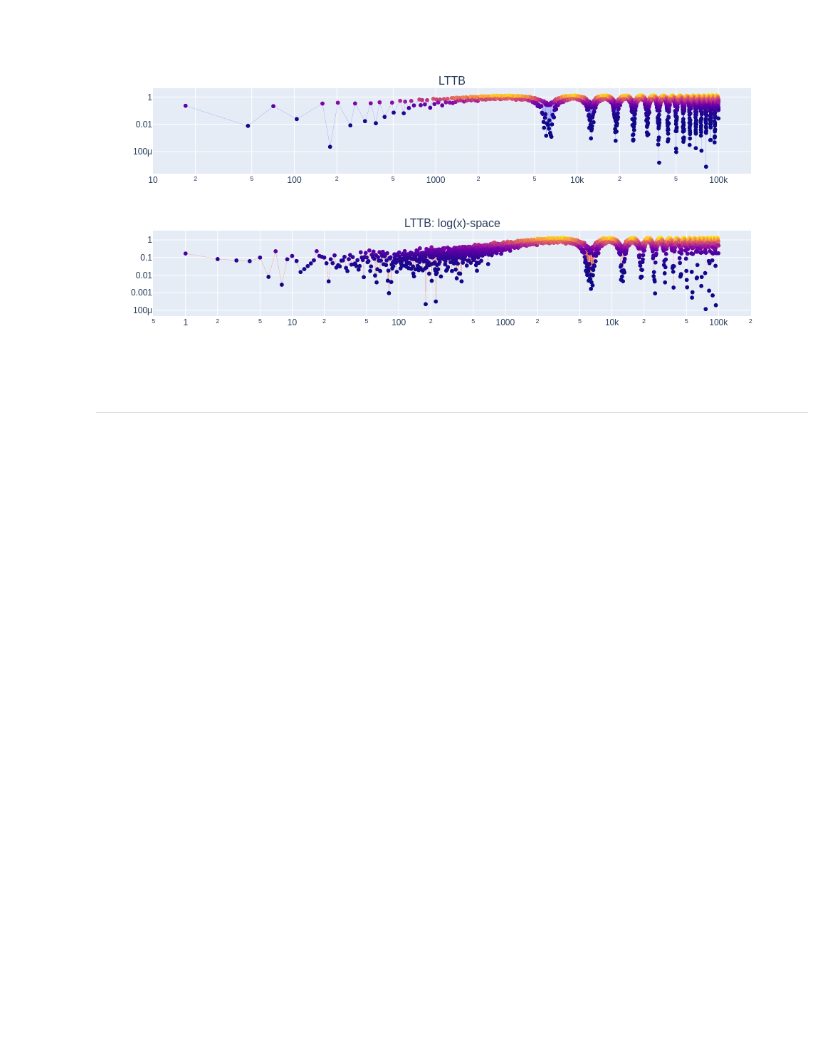
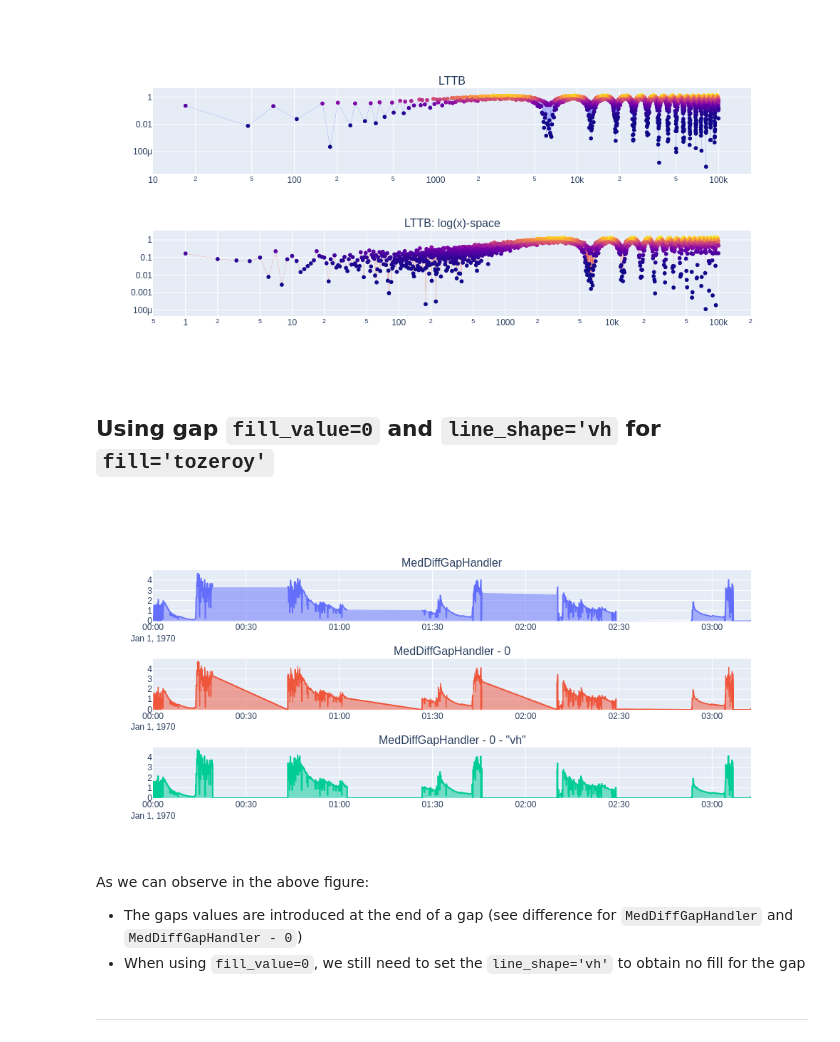
Before and after one commit to predict-idlab/plotly-resampler, a Jupyter notebook: examples/basic_example.ipynb, the cells around one changed output. Drawn from its saved outputs; the diff is of its cells as text; code cells hidden in the pictures; blank space fills up the shorter version.

```diff
--- a/examples/basic_example.ipynb
+++ b/examples/basic_example.ipynb
@@ -560,6 +560,63 @@ else:
     fr.show_dash(mode="inline_persistent")
 # %% [output]
 [figure]
+# %% [markdown]
+## Using gap `fill_value=0` and `line_shape='vh` for `fill='tozeroy'`
+# %%
+# construct a series in which we will induce some time-gaps
+eda_series = pd.read_parquet("data/processed_gsr.parquet")["EDA"]
+td_range = eda_series.index[-1] - eda_series.index[0]
+
+# fmt: off
+# we repeat the values 10 times to make it more high-frequeny
+eda_series = pd.Series(np.repeat(eda_series.values, 10))
+index= pd.date_range(start=eda_series.index[0], periods=len(eda_series), freq="25ms").values
+
+# we will insert 4 (equidistant) gaps
+for gap_idx in np.linspace(0, len(eda_series), 6)[1:-1]:
+    index[int(gap_idx):] +=  pd.Timedelta(seconds= td_range.total_seconds() / 4)
+eda_series.index = index
+
+# construct a figure with 3 subplots, each showing different gap handling methods for
+# filled area plots
+fr = FigureResampler(
+    make_subplots(
+        rows=3,
+        cols=1,
+        subplot_titles=[
+            "MedDiffGapHandler",
+            "MedDiffGapHandler - 0",
+            'MedDiffGapHandler - 0 - "vh"',
+        ],
+    )
+)
+fr.add_trace(
+    go.Scattergl(fill="tozeroy", showlegend=False),
+    hf_x=eda_series.index, hf_y=eda_series.values,
+)
+fr.add_trace(
+    go.Scattergl(fill="tozeroy", showlegend=False),
+    hf_x=eda_series.index, hf_y=eda_series.values,
+    gap_handler=MedDiffGapHandler(fill_value=0),
+    row=2, col=1,
+)
+fr.add_trace(
+    go.Scattergl(fill="tozeroy", showlegend=False, line_shape='vh'),
+    hf_x=eda_series.index, hf_y=eda_series.values,
+    gap_handler=MedDiffGapHandler(fill_value=0),
+    row=3, col=1
+)
+
+if USE_PNG:
+    fr.show(renderer="png", width=1000, height=500)
+else:
+    fr.show()
+# %% [output]
+[figure, added]
+# %% [markdown]
+As we can observe in the above figure:
+- The gaps values are introduced at the end of a gap (see difference for `MedDiffGapHandler` and `MedDiffGapHandler - 0`)
+- When  using `fill_value=0`, we still need to set the `line_shape='vh'` to obtain no fill for the gap
 # %% [markdown]
 ---
 # %% [markdown]
```
Also changed, not shown: 1 other file.
